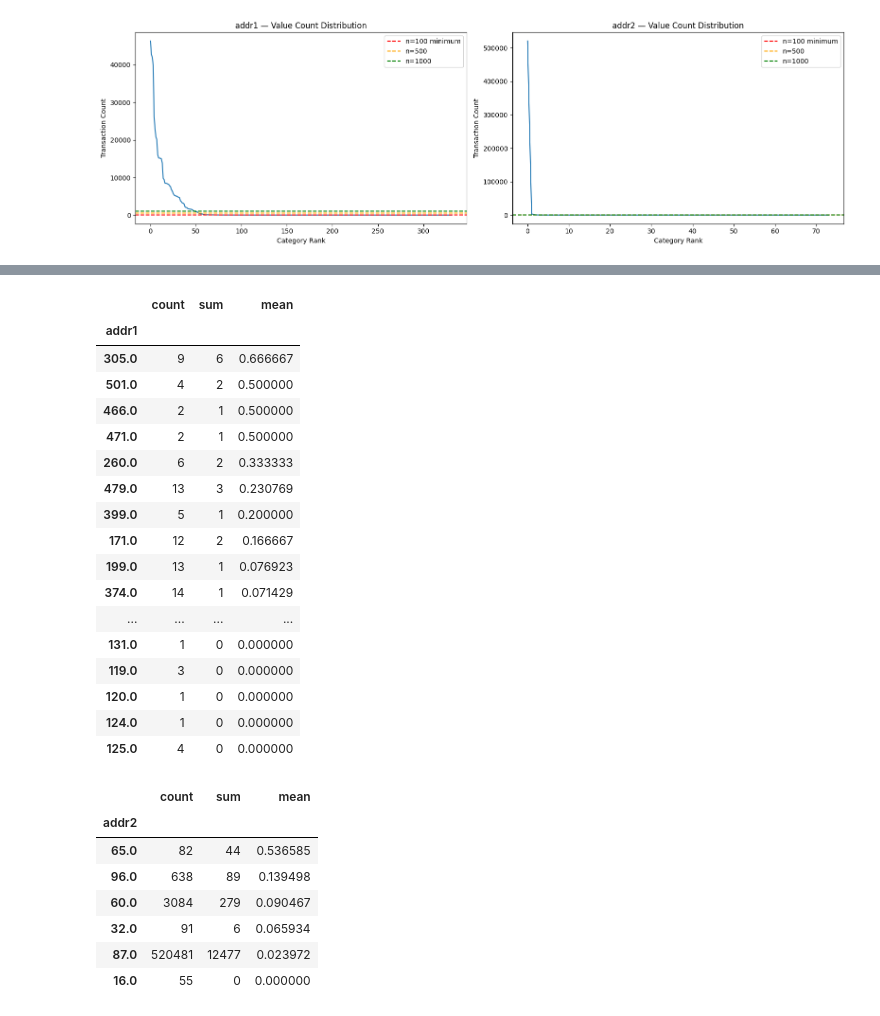
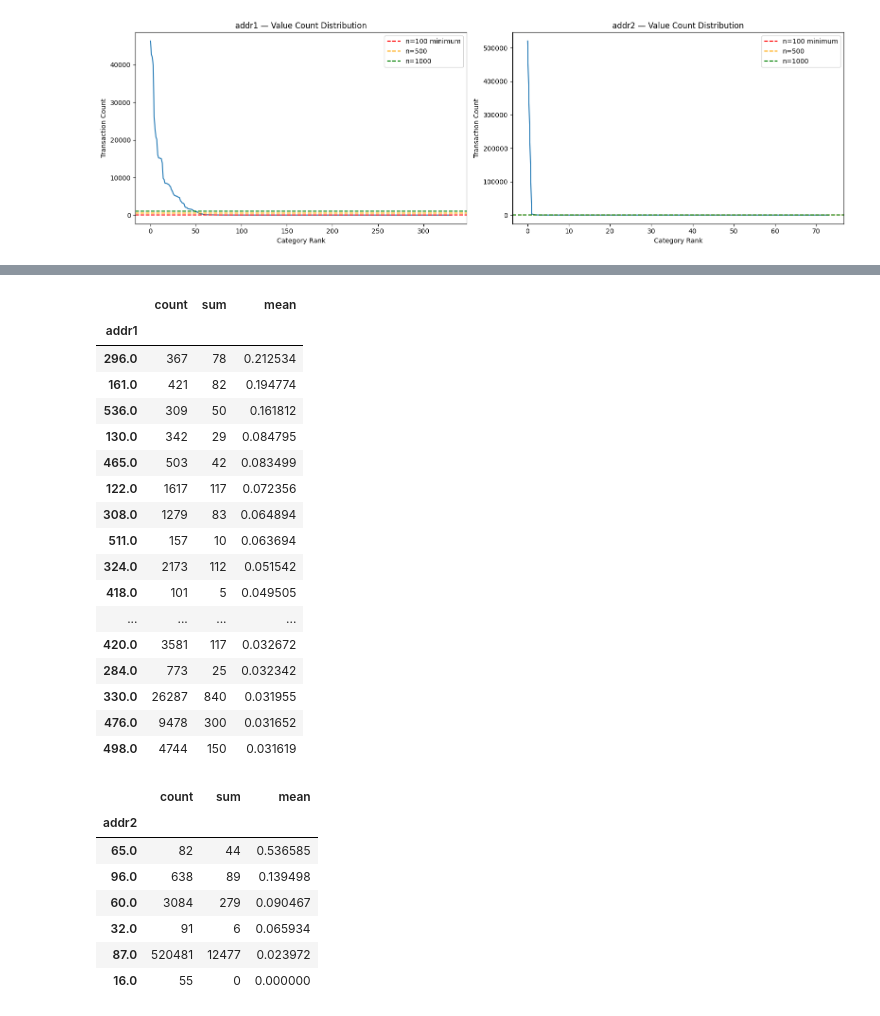
Before and after one commit to Mansi-Jadhav/End-to-End-Fraud-Detection, a Jupyter notebook: 1. EDA.ipynb, the cells around one changed output, grey strips where cells are left out. Cells and saved outputs as stored; diff of their text form; code cells hidden in the pictures.

```diff
--- a/1. EDA.ipynb
+++ b/1. EDA.ipynb
@@ -853,36 +908,36 @@ plt.show()
 # %%
 addr1_stats = (
     train.groupby('addr1')['isFraud']
     .agg(['count','sum','mean'])
 )
 
 addr1_stats = addr1_stats[
-    addr1_stats['count'] < 20
+    addr1_stats['count'] >= 100
 ]
 
 addr1_stats.sort_values(
     'mean',
     ascending=False
 ).head(20)
 # %% [output]
 |  | count | sum | mean |
 | addr1 |  |  |  |
-| 305.0 | 9 | 6 | 0.666667 |
-| 501.0 | 4 | 2 | 0.500000 |
-| 466.0 | 2 | 1 | 0.500000 |
-| 471.0 | 2 | 1 | 0.500000 |
-| 260.0 | 6 | 2 | 0.333333 |
-| 479.0 | 13 | 3 | 0.230769 |
-| 399.0 | 5 | 1 | 0.200000 |
-| 171.0 | 12 | 2 | 0.166667 |
-| 199.0 | 13 | 1 | 0.076923 |
-| 374.0 | 14 | 1 | 0.071429 |
+| 296.0 | 367 | 78 | 0.212534 |
+| 161.0 | 421 | 82 | 0.194774 |
+| 536.0 | 309 | 50 | 0.161812 |
+| 130.0 | 342 | 29 | 0.084795 |
+| 465.0 | 503 | 42 | 0.083499 |
+| 122.0 | 1617 | 117 | 0.072356 |
+| 308.0 | 1279 | 83 | 0.064894 |
+| 511.0 | 157 | 10 | 0.063694 |
+| 324.0 | 2173 | 112 | 0.051542 |
+| 418.0 | 101 | 5 | 0.049505 |
 | ... | ... | ... | ... |
-| 131.0 | 1 | 0 | 0.000000 |
-| 119.0 | 3 | 0 | 0.000000 |
-| 120.0 | 1 | 0 | 0.000000 |
-| 124.0 | 1 | 0 | 0.000000 |
-| 125.0 | 4 | 0 | 0.000000 |
+| 420.0 | 3581 | 117 | 0.032672 |
+| 284.0 | 773 | 25 | 0.032342 |
+| 330.0 | 26287 | 840 | 0.031955 |
+| 476.0 | 9478 | 300 | 0.031652 |
+| 498.0 | 4744 | 150 | 0.031619 |
 # %%
 addr2_stats = (
     train.groupby('addr2')['isFraud']
```
Also changed, not shown: parts of 1 cell of this notebook.
